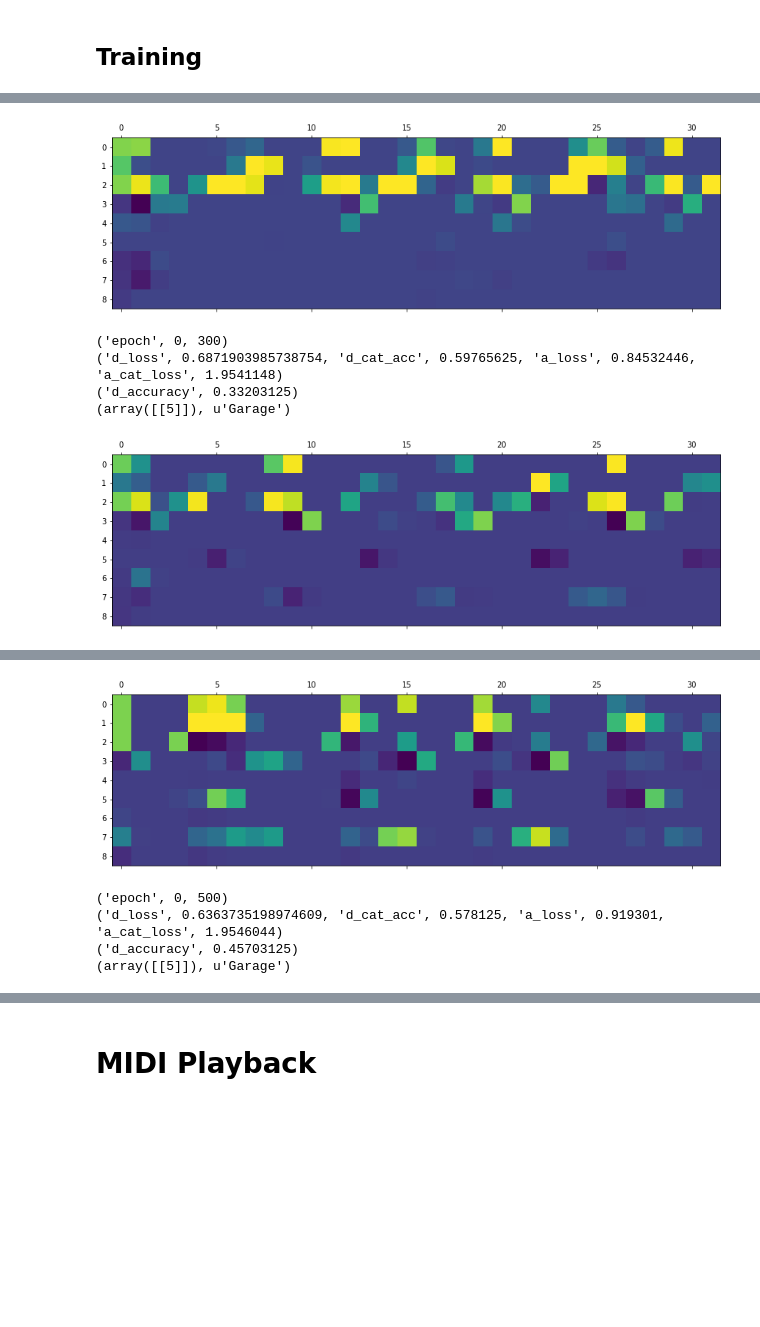
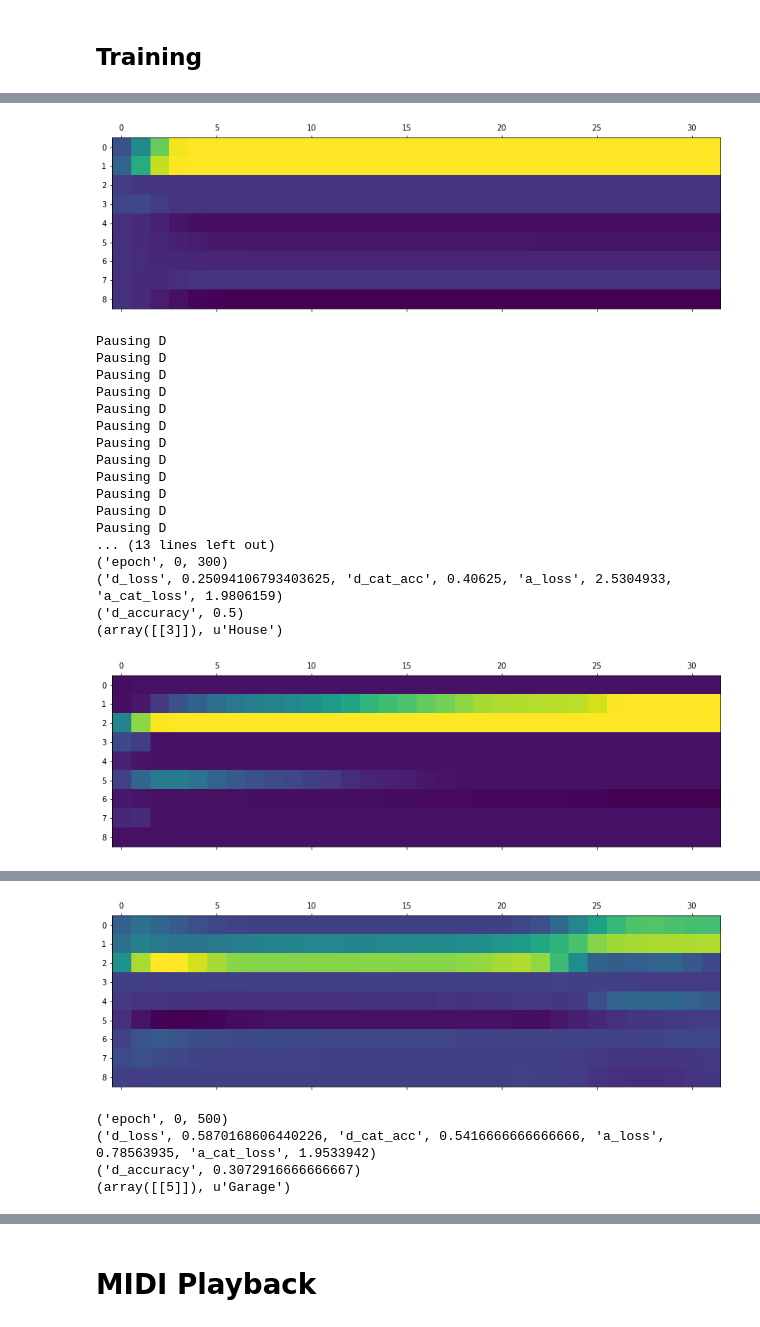
Before and after one commit to naotokui/CreativeGAN-Rhythm, a Jupyter notebook: midi_drum_gan-groovemidi_can.ipynb, the cells around one changed output, grey strips where cells are left out. Saved outputs shown, nothing was run; the diff lists cells and outputs as text; code cells hidden in the pictures; blank space fills up the shorter version.

```diff
--- a/midi_drum_gan-groovemidi_can.ipynb
+++ b/midi_drum_gan-groovemidi_can.ipynb
@@ -484,19 +332,19 @@ from keras.models import Sequential
 
 # define input for the combined GAN model
 z_input = Input(shape=(len_input,))  # tensorflow order
-label_input = Input(shape=(1,), dtype='int32')
-img_gan = generator([z_input, label_input])
+img_gan = generator(z_input)
 
 # training is disable for discriminator in adversarial model
-discriminator.trainable = False
+discriminator_c.trainable = False
 
 # define output
-prediction_gan = discriminator([img_gan, label_input])
+prediction_gan = discriminator_c(img_gan)
 print(prediction_gan)
 
 # define combined GAN model
-gan = Model([z_input, label_input], prediction_gan)
+gan = Model(z_input, prediction_gan)
 optimizer = Adam(lr=0.001)
-gan.compile(optimizer=optimizer, loss=['binary_crossentropy', style_ambiguity_loss])
+gan.compile(optimizer=optimizer, loss=['binary_crossentropy', style_ambiguity_loss],
+            loss_weights=[1.0, 0.5])
 gan.summary()
 # %% [output]
@@ -524,7 +372,3 @@ gan.metrics_names
-# %%
-gan.load_weights("./tmp/c_gan-epoch-004-0.90831.h5")
-discriminator.load_weights("./tmp/c_discriminator-epoch-004-0.69612.h5")
-generator.load_weights("./tmp/c_generator-epoch-004-0.90831.h5")
 # %% [markdown]
 ## Training
 # %%
@@ -564,13 +408,13 @@ batch_size = 32
 nb_epochs = 500
 nb_samples = matrices_drums.shape[0]
 
-K_unrolled = 4
+K_unrolled = 6
 MAX_LOSS_RATIO = 3.0
 
-# Labels for real images: all ones
+# Labels for real drums: all ones
 real_labels = np.ones((batch_size, 1)) * 0.9 # one-sided soft labeling for better stability
 
-# Labels for fake images: all zeros
+# Labels for fake drums: all zeros
 fake_labels = np.zeros((batch_size, 1))
 
 train_d = True
@@ -596,21 +440,17 @@ for epoch in range(0, nb_epochs):
                 labels_traing = matrices_genres[random_indices]
                 labels_traing_categorical = to_categorical(labels_traing, num_classes=NB_GENRES)
 
-
                 # generated samples
                 noise = get_noise(batch_size, len_input)
-                drum_fake = generator.predict([noise, labels_traing])
+                drum_fake = generator.predict(noise)
 
                 # training D
-                d_loss_real = discriminator.train_on_batch([drum_train, labels_traing], [real_labels, labels_traing_categorical])
-                d_loss_fake = discriminator.train_on_batch([drum_fake,labels_traing], [fake_labels, labels_traing_categorical])
+                _, d_loss_real, d_loss_cat, d_acc_real, cat_accuracy = discriminator_c.train_on_batch(drum_train, [real_labels, labels_traing_categorical])
+                _, d_loss_fake, _, d_acc_fake, _ = discriminator_a.train_on_batch(drum_fake, [fake_labels, labels_traing_categorical])
 
-                _, d_loss, d_loss_cat, accuracy, cat_accuracy = 0.5 * np.add(d_loss_real, d_loss_fake) # averaging
-
-
-                m_d_loss += d_loss
+                m_d_loss += 0.5 * (d_loss_real + d_loss_fake)
                 m_d_loss_cat += d_loss_cat
-                m_d_accuracy += accuracy
+                m_d_accuracy +=  0.5 * (d_acc_real + d_acc_fake)
                 m_d_cat_accuracy += cat_accuracy
                 # cache for later update
     #             cache_weights = discriminator.get_weights()
@@ -625,9 +465,9 @@ for epoch in range(0, nb_epochs):
             log_value("D accuracy", m_d_accuracy, step)
             log_value("D category loss", m_d_loss_cat, step)
             log_value("D category accuracy", m_d_cat_accuracy, step)
+            log_value("D total loss", m_d_loss + m_d_loss_cat, step)
 
         # training G
-
         if train_g:
             y = np.ones([batch_size, 1]) # watch out the label! it should be one here
 
@@ -636,11 +476,12 @@ for epoch in range(0, nb_epochs):
             # Get a batch of random labels
             labels_random = np.random.randint(0, NB_GENRES, batch_size).reshape(-1, 1)
 
-            _, m_a_loss, m_a_cat_loss = gan.train_on_batch([noise, labels_random], [y, labels_random])
+            _, m_a_loss, m_a_cat_loss = gan.train_on_batch(noise, [y, labels_random])
 
             # store value
             log_value("adversarial loss", m_a_loss, step)
             log_value("style amguity loss", m_a_cat_loss, step)
+            log_value("total loss", m_a_loss + m_a_cat_loss, step)
 
         if train_d and train_g:
             if m_a_loss / m_d_loss > MAX_LOSS_RATIO:
@@ -666,7 +507,7 @@ for epoch in range(0, nb_epochs):
             # sample output
             noise = get_noise(1, len_input)
             labels_random = np.random.randint(0, NB_GENRES, 1).reshape(-1, 1)
-            drum_generated = generator.predict([noise, labels_random])
+            drum_generated = generator.predict(noise)
 
             print (labels_random, GENRES[int(labels_random)])
             plot_drum_matrix(drum_generated)
@@ -677,8 +518,9 @@ for epoch in range(0, nb_epochs):
 
     # store temporary models
     if (epoch + 1) % 5 == 0:
-        generator.save("./tmp/can_generator-epoch-%03d-%0.5f.h5" % (epoch, m_a_loss))
-        gan.save("./tmp/can_gan-epoch-%03d-%0.5f.h5" % (epoch, m_a_loss))
-        discriminator.save("./tmp/can_discriminator-epoch-%03d-%0.5f.h5" % (epoch, m_d_loss))
+        generator.save("./tmp/can2_generator-epoch-%03d-%0.5f.h5" % (epoch, m_a_loss))
+        gan.save("./tmp/can2_gan-epoch-%03d-%0.5f.h5" % (epoch, m_a_loss))
+        discriminator_c.save("./tmp/can2_discriminator_c-epoch-%03d-%0.5f.h5" % (epoch, m_d_loss))
+        discriminator_a.save("./tmp/can2_discriminator_a-epoch-%03d-%0.5f.h5" % (epoch, m_d_loss))
 # %% [output]
 ('epoch', 0, 0)
@@ -698,6 +540,19 @@ for epoch in range(0, nb_epochs):
-[figure, old version]
+[figure, new version]
+Pausing D
+Pausing D
+Pausing D
+Pausing D
+Pausing D
+Pausing D
+Pausing D
+Pausing D
+Pausing D
+Pausing D
+Pausing D
+Pausing D
+... (13 lines left out)
 ('epoch', 0, 300)
-('d_loss', 0.6871903985738754, 'd_cat_acc', 0.59765625, 'a_loss', 0.84532446, 'a_cat_loss', 1.9541148)
-('d_accuracy', 0.33203125)
-(array([[5]]), u'Garage')
+('d_loss', 0.25094106793403625, 'd_cat_acc', 0.40625, 'a_loss', 2.5304933, 'a_cat_loss', 1.9806159)
+('d_accuracy', 0.5)
+(array([[3]]), u'House')
-[figure, old version]
+[figure, new version]
@@ -708,5 +568,5 @@ for epoch in range(0, nb_epochs):
-[figure, old version]
+[figure, new version]
 ('epoch', 0, 500)
-('d_loss', 0.6363735198974609, 'd_cat_acc', 0.578125, 'a_loss', 0.919301, 'a_cat_loss', 1.9546044)
-('d_accuracy', 0.45703125)
+('d_loss', 0.5870168606440226, 'd_cat_acc', 0.5416666666666666, 'a_loss', 0.78563935, 'a_cat_loss', 1.9533942)
+('d_accuracy', 0.3072916666666667)
 (array([[5]]), u'Garage')
```
Also changed, not shown: parts of 19 cells of this notebook, 1 other file.
